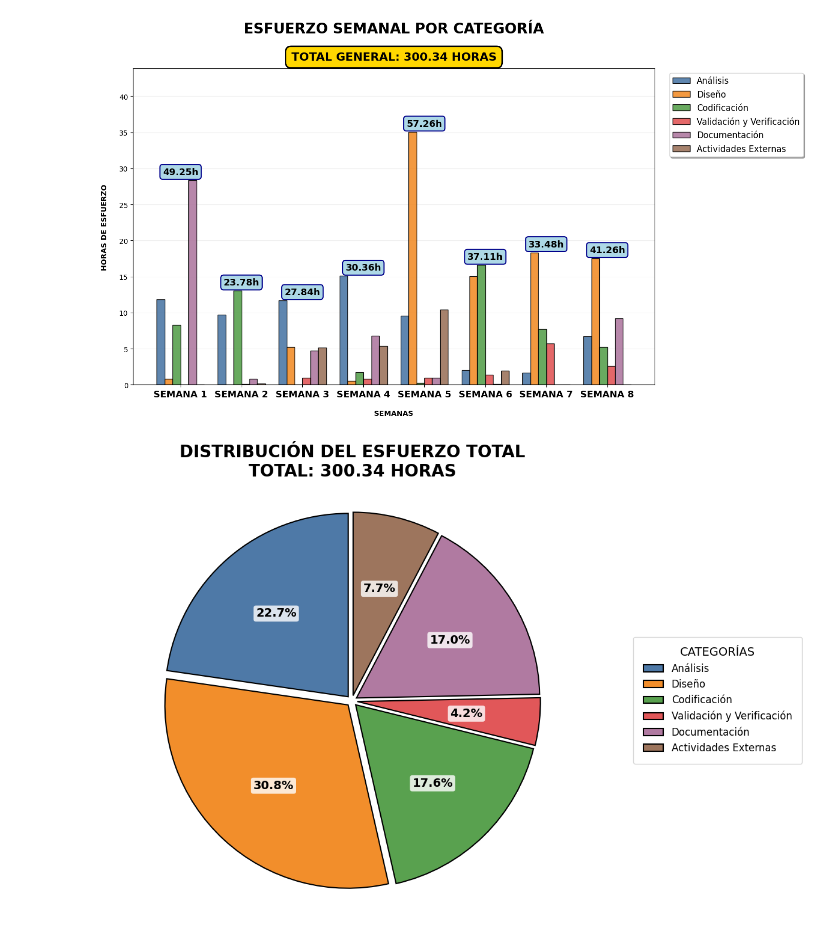
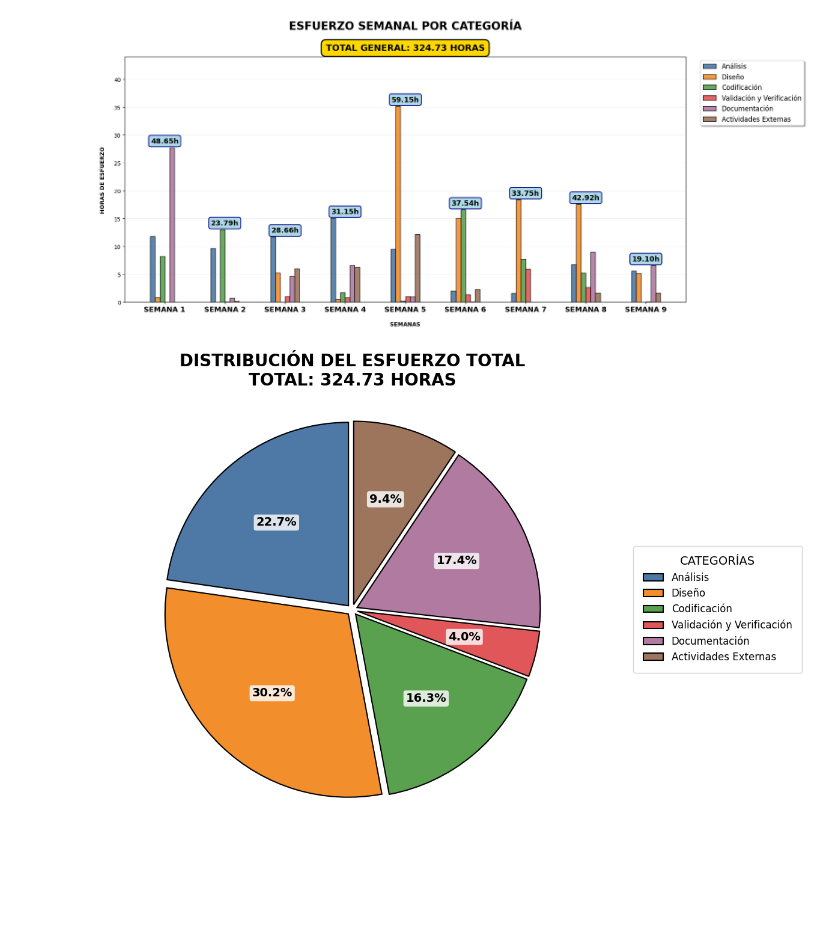
Before and after one commit to uarg-unpa/Kairos, a Jupyter notebook: registro de tiempos kairos.ipynb, the cells around one changed output. Cells and saved outputs as stored; diff of their text form; code cells hidden in the pictures; blank space fills up the shorter version.

```diff
--- a/registro de tiempos kairos.ipynb
+++ b/registro de tiempos kairos.ipynb
@@ -53,23 +53,23 @@ def horas_a_tiempo(horas_decimales):
 
 # Datos Semanales (extraídos de tu última tabla y completados con '00:00:00')
 datos_semanales_str = {
-    'Semana': [1, 2, 3, 4, 5, 6, 7, 8],
-    'Análisis': ['11:49:47', '09:42:10', '11:42:39', '15:05:18', '09:33:00', '02:00:00', '01:38:00', '06:43:00'],
-    'Diseño': ['00:50:13', '00:00:00', '05:36:00', '00:35:10', '37:30:29', '16:06:19', '19:37:42', '18:45:29'],
-    'Codificación': ['10:28:50', '16:32:42', '00:00:00', '02:13:01', '00:20:00', '21:03:00', '09:48:29', '06:37:00'],
-    'Validación y Verificación': ['00:00:00', '00:34:46', '05:14:46', '04:16:20', '05:14:00', '07:22:14', '31:04:11', '13:57:42'],
-    'Documentación': ['23:08:50', '00:38:08', '03:53:06', '05:31:54', '00:48:00', '00:05:00', '00:00:00', '07:30:00'],
-    'Actividades Externas': ['00:00:00', '00:45:33', '26:26:31', '27:41:43', '53:25:29', '10:10:29', '00:00:00', '00:00:00']
+    'Semana': [1, 2, 3, 4, 5, 6, 7, 8, 9],
+    'Análisis': ['11:49:47', '09:42:10', '11:42:39', '15:05:18', '09:33:00', '02:00:00', '01:38:00', '06:43:00', '05:35:00'],
+    'Diseño': ['00:50:13', '00:00:00', '05:36:00', '00:35:10', '37:30:29', '16:06:19', '19:37:42', '18:45:29', '05:30:06'],
+    'Codificación': ['10:28:50', '16:32:42', '00:00:00', '02:13:01', '00:20:00', '21:03:00', '09:48:29', '06:37:00', '00:00:00'],
+    'Validación y Verificación': ['00:00:00', '00:34:46', '05:14:46', '04:16:20', '05:14:00', '07:22:14', '31:04:11', '13:57:42', '00:33:08'],
+    'Documentación': ['23:08:50', '00:38:08', '03:53:06', '05:31:54', '00:48:00', '00:05:00', '00:00:00', '07:30:00', '05:30:06'],
+    'Actividades Externas': ['00:00:00', '00:45:33', '26:26:31', '27:41:43', '53:25:29', '10:10:29', '00:00:00', '07:30:00', '07:15:00']
 }
 
 # Totales Objetivo (La fila 'Total' que deseas que se cumpla)
 totales_objetivo_str = {
-    'Análisis': '68:13:54',
-    'Diseño': '92:35:09',
+    'Análisis': '73:48:54',
+    'Diseño': '98:05:15',
     'Codificación': '52:51:56',
-    'Validación y Verificación': '12:33:20',
-    'Documentación': '50:58:49',
-    'Actividades Externas': '23:07:08'
+    'Validación y Verificación': '13:06:28',
+    'Documentación': '56:28:55',
+    'Actividades Externas': '30:22:08'
 }
 total_general_objetivo_str = '300:20:16'
 
@@ -105,9 +105,10 @@ df_escalado_h['Total Semanal'] = df_escalado_h[categorias].sum(axis=1)
 # ------------------------------------------------------------------------- #
 # 5. GRÁFICO DE BARRAS (REGISTRO DE TIEMPOS NORMALIZADO)
 # ------------------------------------------------------------------------- #
-fig, ax = plt.subplots(figsize=(14,8))
+# Se modifican: figsize (ancho) y ancho_barra
+fig, ax = plt.subplots(figsize=(18,8)) # Aumentamos el ancho de la figura a 18
 x = np.arange(len(df_escalado_h['Semana']))
-ancho_barra = 0.13
+ancho_barra = 0.08 # Reducimos el ancho de las barras (original era 0.13)
 
 for i, categoria in enumerate(categorias):
     posiciones = x + (i - len(categorias)/2) * ancho_barra + ancho_barra/2
@@ -178,35 +179,35 @@ for i, row in df_escalado_h.iterrows():
     row_t = [horas_a_tiempo(row[c]) for c in categorias]
     total_t = horas_a_tiempo(row['Total Semanal'])
 
     # Imprimir fila con formato hh:mm:ss
     print(
         f"{row['Semana']:<8.0f} " +
         f"{row_t[0]:<13} " +
         f"{row_t[1]:<13} " +
         f"{row_t[2]:<13} " +
         f"{row_t[3]:<27} " +
         f"{row_t[4]:<13} " +
         f"{row_t[5]:<13} " +
         f"{total_t:<13}"
     )
 
 # Bloque de Totales
 print("\n" + "="*70)
 print("TOTALES POR CATEGORÍA:")
 print("="*70)
 
 for c in categorias:
     total_h = totales_categorias_final_h[c]
     total_t = horas_a_tiempo(total_h)
     porcentaje = (total_h / total_general_final_h) * 100
     print(f"{c:<26}: {total_t:>10} ({porcentaje:>5.1f}%)")
 
 total_general_t = horas_a_tiempo(total_general_final_h)
 print(f"\n{'TOTAL GENERAL':<26}: {total_general_t:>10} (Objetivo: {total_general_objetivo_str})")
 print("="*70)
 # %% [output]
-[figure, old version]
+[figure, new version]
-[figure, old version]
+[figure, new version]
 ========================================================================================================================
                               RESUMEN COMPLETO DE ESFUERZO (NORMALIZADO A TOTALES FINALES)
 ========================================================================================================================
```
Also changed, not shown: parts of 1 cell of this notebook, 43 other files.
